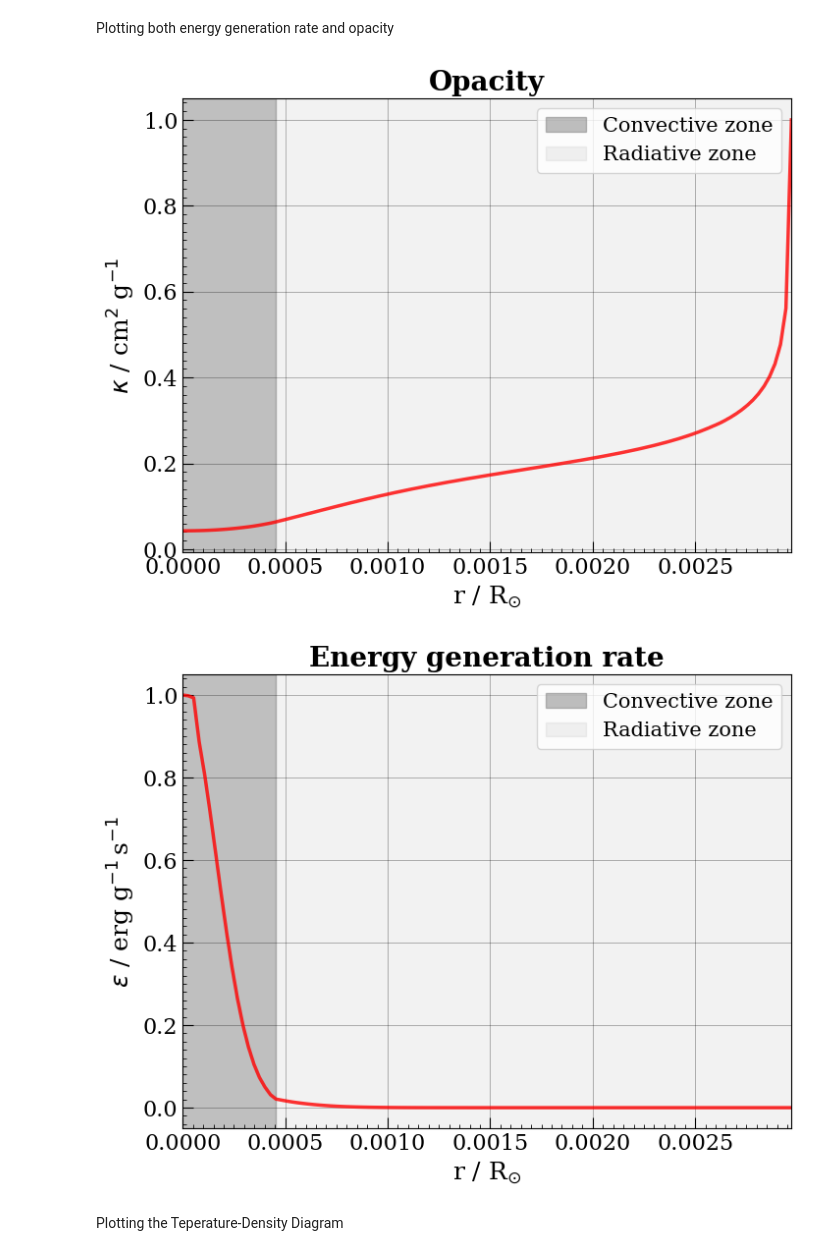
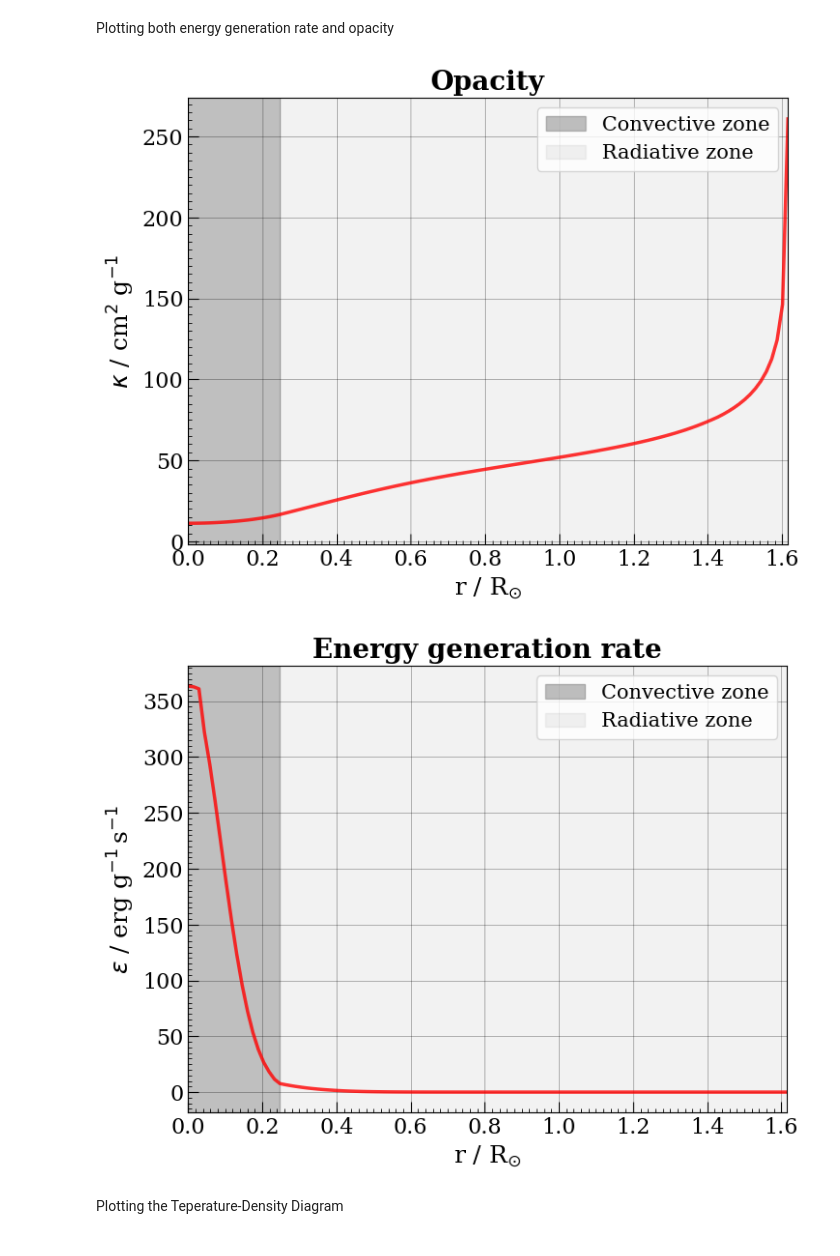
Before and after one commit to gallati/stellarpy, a Jupyter notebook: usage_example.ipynb, the cells around one changed output. Cells and saved outputs as stored; diff of their text form; code cells hidden in the pictures.

```diff
--- a/usage_example.ipynb
+++ b/usage_example.ipynb
@@ -7,4 +7,4 @@ Initializing a Star object named after Altair
 # %%
-Altair = Star(Mtot=5.0, Rtot=11.5, Ltot=40.0, Tc=1.5, X=0.80, Y=0.16, solar_units=False)
-print(Altair)
+star = Star(Mtot=5.0, Rtot=11.5, Ltot=40.0, Tc=1.5, X=0.80, Y=0.16)
+star
 # %% [output]
@@ -62,10 +47,10 @@ Altair.visualize(merge=True, figsize=(10, 6))
 # %% [markdown]
 Plotting both energy generation rate and opacity
 # %%
-Altair.visualize(which=["kappa", "epsilon"], normalize=False)
+star.visualize(which=["kappa", "epsilon"], normalize=False)
 # %% [output]
-[figure, old version]
+[figure, new version]
-[figure, old version]
+[figure, new version]
 # %% [markdown]
 Plotting the Teperature-Density Diagram
 # %%
```
Also changed, not shown: parts of 10 cells of this notebook, 6 other files.
